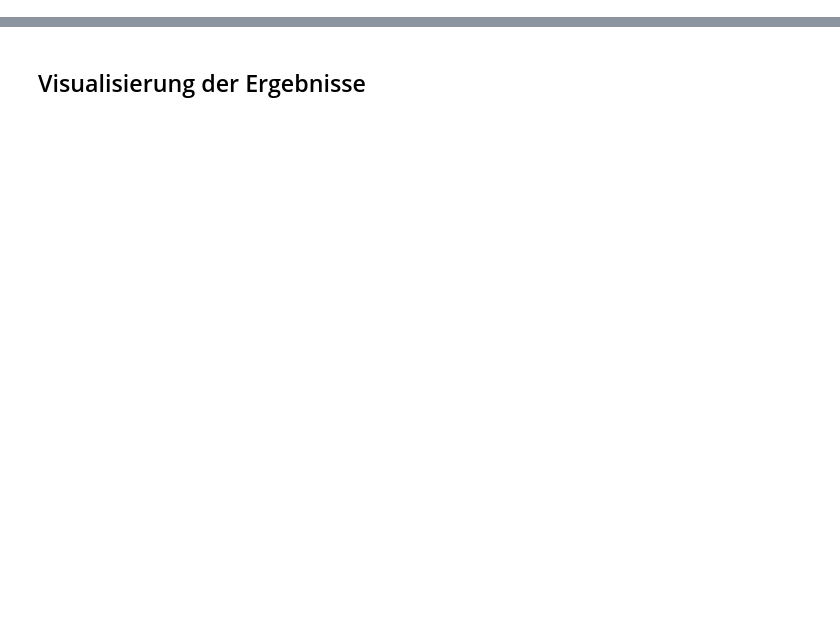
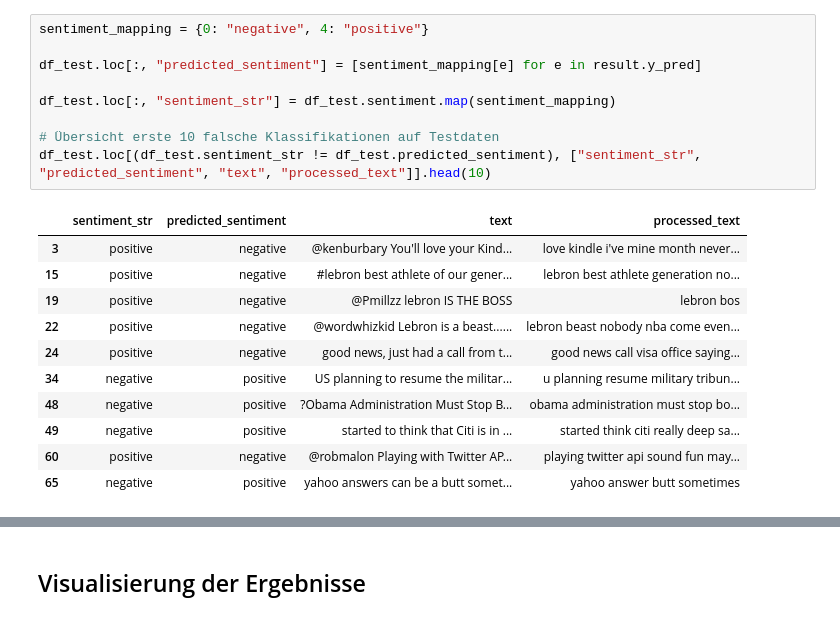
Before and after one commit to felLind/propra_webscience_ws24, a Jupyter notebook: propra_webscience_ws24/03-svm-model-training.ipynb, the cells around one changed output, grey strips where cells are left out. Drawn from its saved outputs; the diff is of its cells as text; blank space fills up the shorter version.

```diff
--- a/propra_webscience_ws24/03-svm-model-training.ipynb
+++ b/propra_webscience_ws24/03-svm-model-training.ipynb
@@ -191,0 +96,21 @@ svm.dump_classification_results(classification_results)
+# %%
+sentiment_mapping = {0: "negative", 4: "positive"}
+
+df_test.loc[:, "predicted_sentiment"] = [sentiment_mapping[e] for e in result.y_pred]
+
+df_test.loc[:, "sentiment_str"] = df_test.sentiment.map(sentiment_mapping)
+
+# Übersicht erste 10 falsche Klassifikationen auf Testdaten
+df_test.loc[(df_test.sentiment_str != df_test.predicted_sentiment), ["sentiment_str", "predicted_sentiment", "text", "processed_text"]].head(10)
+# %% [output]
+|  | sentiment_str | predicted_sentiment | text | processed_text |
+| 3 | positive | negative | @kenburbary You'll love your Kind... | love kindle i've mine month never... |
+| 15 | positive | negative | #lebron best athlete of our gener... | lebron best athlete generation no... |
+| 19 | positive | negative | @Pmillzz lebron IS THE BOSS | lebron bos |
+| 22 | positive | negative | @wordwhizkid Lebron is a beast...... | lebron beast nobody nba come even... |
+| 24 | positive | negative | good news, just had a call from t... | good news call visa office saying... |
+| 34 | negative | positive | US planning to resume the militar... | u planning resume military tribun... |
+| 48 | negative | positive | ?Obama Administration Must Stop B... | obama administration must stop bo... |
+| 49 | negative | positive | started to think that Citi is in ... | started think citi really deep sa... |
+| 60 | positive | negative | @robmalon Playing with Twitter AP... | playing twitter api sound fun may... |
+| 65 | negative | positive | yahoo answers can be a butt somet... | yahoo answer butt sometimes |
```
Also changed, not shown: parts of 41 cells of this notebook, 13 other files.
